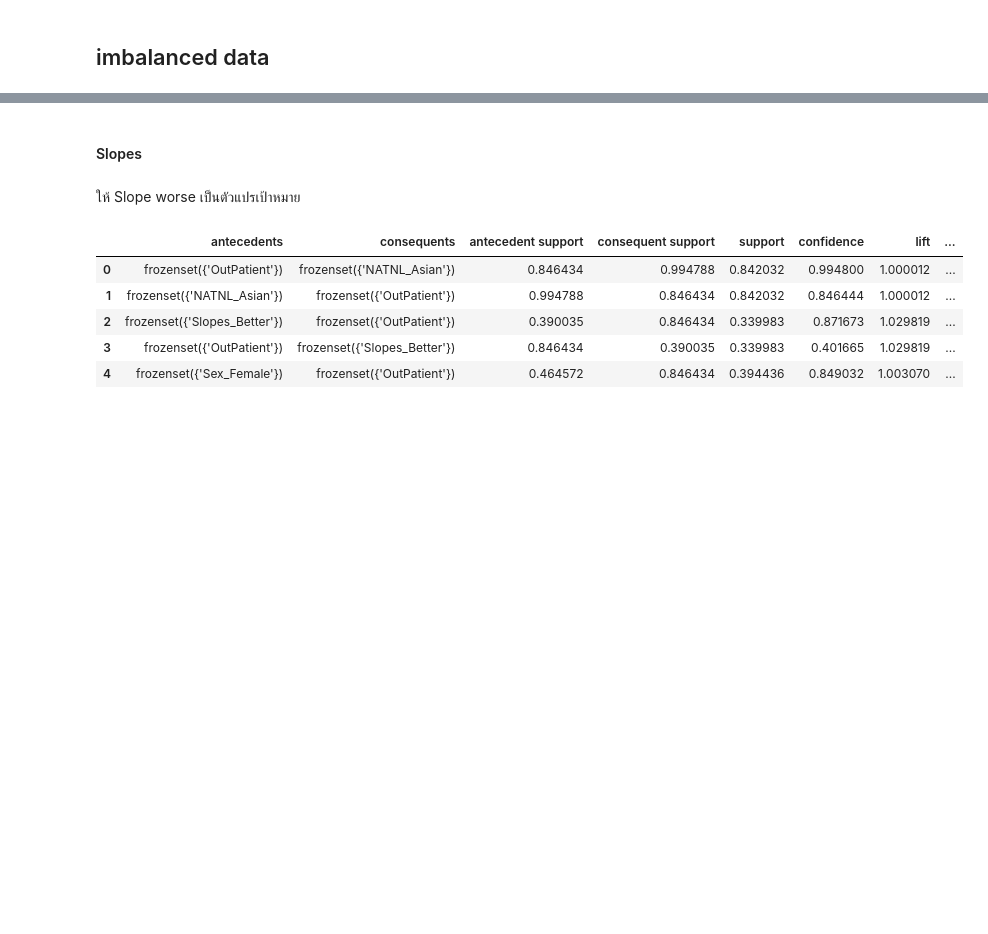
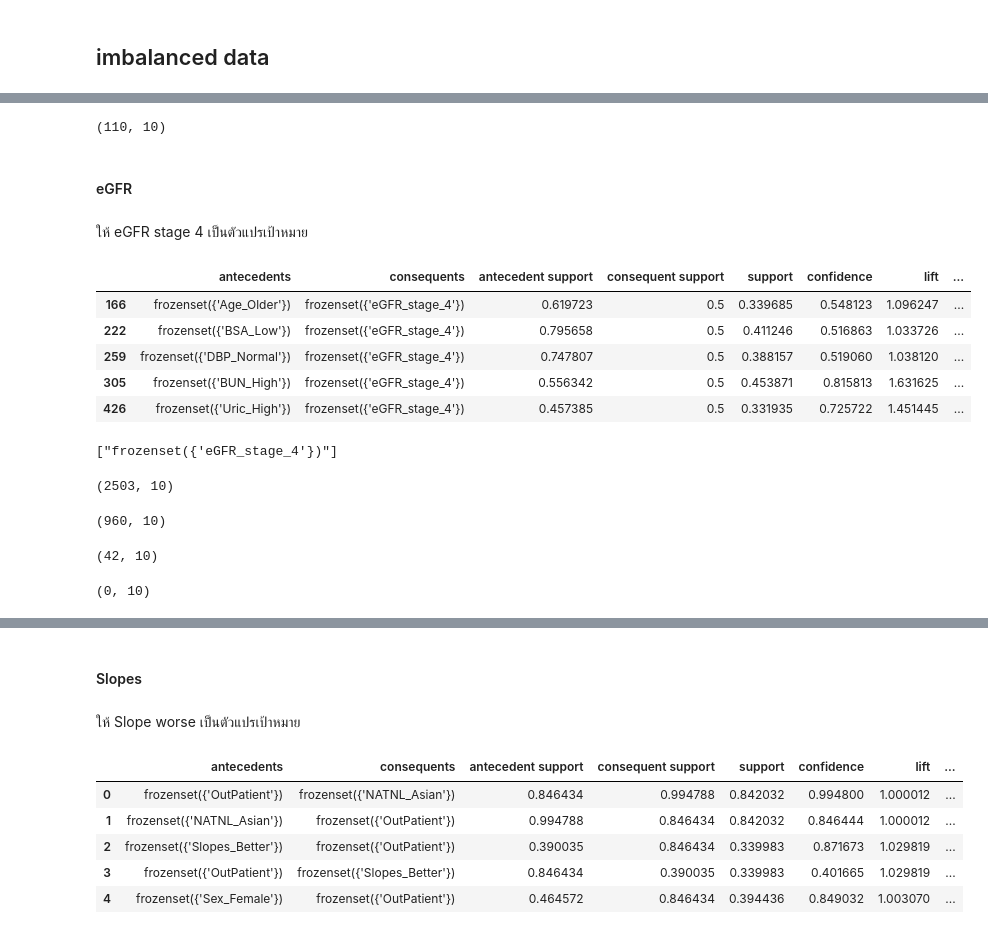
Before and after one commit to Aomaphisara/ULckdresearch2023, a Jupyter notebook: Association_rule.ipynb, the cells around one changed output, grey strips where cells are left out. Cells and saved outputs as stored; diff of their text form; code cells hidden in the pictures; blank space fills up the shorter version.

```diff
--- a/Association_rule.ipynb
+++ b/Association_rule.ipynb
@@ -208,0 +272,5 @@ stage3_2
+# %%
+slopes_worse_values = rule_w_slope_worse_ROS[rule_w_slope_worse_ROS['consequents'].str.startswith("frozenset({'Slopes_Worse'})")]
+slopes_worse_values.shape
+# %% [output]
+(110, 10)
@@ -208,0 +279,33 @@ stage3_2
+# %% [markdown]
+#### eGFR
+# %% [markdown]
+ให้ eGFR stage 4 เป็นตัวแปรเป้าหมาย
+# %%
+import pandas as pd
+rule_egfr_4_ROS = pd.read_csv('/content/drive/MyDrive/ckdresearch2023/Assign/Association rule/rule_egfr_4_ROS.csv', index_col=0)
+rule_egfr_4_ROS.head()
+# %% [output]
+|  | antecedents | consequents | antecedent support | consequent support | support | confidence | lift | ... |
+| 166 | frozenset({'Age_Older'}) | frozenset({'eGFR_stage_4'}) | 0.619723 | 0.5 | 0.339685 | 0.548123 | 1.096247 | ... |
+| 222 | frozenset({'BSA_Low'}) | frozenset({'eGFR_stage_4'}) | 0.795658 | 0.5 | 0.411246 | 0.516863 | 1.033726 | ... |
+| 259 | frozenset({'DBP_Normal'}) | frozenset({'eGFR_stage_4'}) | 0.747807 | 0.5 | 0.388157 | 0.519060 | 1.038120 | ... |
+| 305 | frozenset({'BUN_High'}) | frozenset({'eGFR_stage_4'}) | 0.556342 | 0.5 | 0.453871 | 0.815813 | 1.631625 | ... |
+| 426 | frozenset({'Uric_High'}) | frozenset({'eGFR_stage_4'}) | 0.457385 | 0.5 | 0.331935 | 0.725722 | 1.451445 | ... |
+# %%
+# ตรวจสอบค่า unique ในคอลัมน์ consequents ที่ขึ้นต้นด้วย frozenset({'eGFR'})
+eGFR_values =rule_egfr_4_ROS[rule_egfr_4_ROS['consequents'].apply(lambda x: x.startswith("frozenset({'eGFR"))]['consequents'].unique()
+print(eGFR_values)
+# %% [output]
+["frozenset({'eGFR_stage_4'})"]
+# %%
+rule_egfr_4_ROS.shape
+# %% [output]
+(2503, 10)
+# %%
+# ใช้ query เพื่อเลือกรายการที่มี support ที่เริ่มต้นที่ 0.5 แต่น้อยกว่า 0.6
+stage_4 = rule_egfr_4_ROS.query('support >= 0.3 and support < 0.4 and confidence >= 0.8').sort_values(by='confidence', ascending=False)
+
+# แสดงผลลัพธ์
+stage_4.shape
+# %% [output]
+(960, 10)
@@ -208,0 +314,8 @@ stage3_2
+# %%
+# ใช้ query เพื่อเลือกรายการที่มี support ที่เริ่มต้นที่ 0.5 แต่น้อยกว่า 0.6
+stage4_1 = rule_egfr_4_ROS.query('support >= 0.4 and support < 0.5 and confidence >= 0.5').sort_values(by='confidence', ascending=False)
+
+# แสดงผลลัพธ์
+stage4_1.shape
+# %% [output]
+(42, 10)
@@ -208,0 +324,8 @@ stage3_2
+# %%
+# ใช้ query เพื่อเลือกรายการที่มี support ที่เริ่มต้นที่ 0.5 แต่น้อยกว่า 0.6
+stage4_2 = rule_egfr_4_ROS.query('support >= 0.5 and support < 0.6').sort_values(by='confidence', ascending=False)
+
+# แสดงผลลัพธ์
+stage4_2.shape
+# %% [output]
+(0, 10)
```
Also changed, not shown: parts of 27 cells of this notebook.
